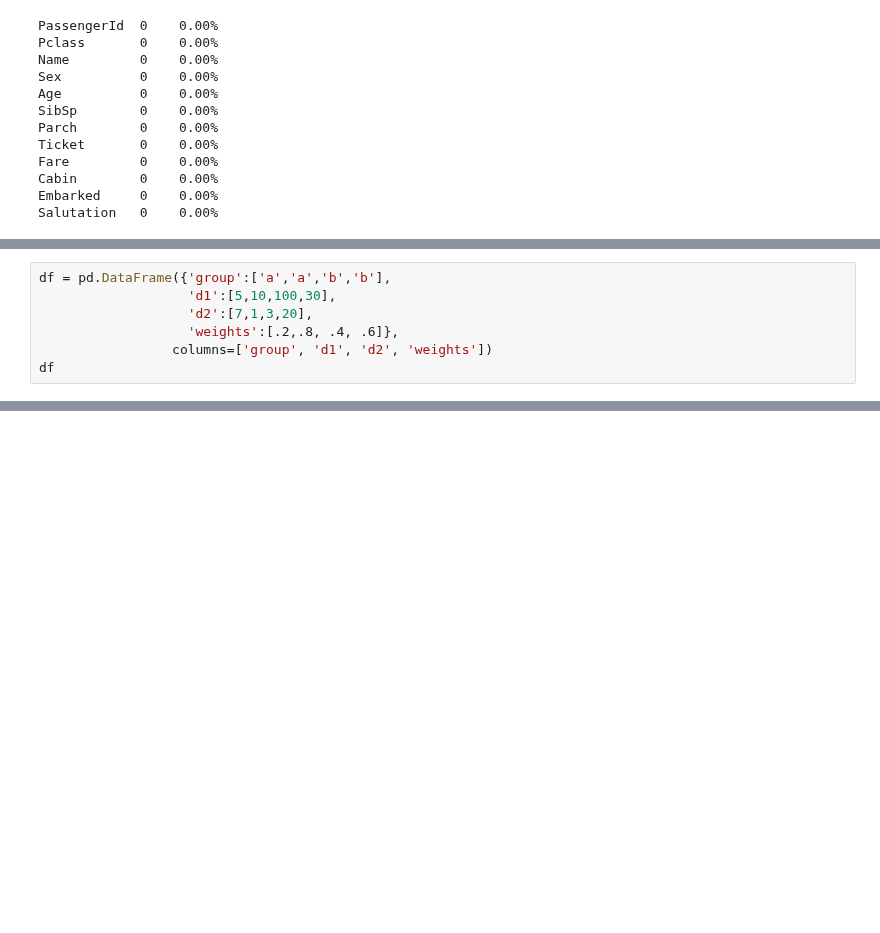
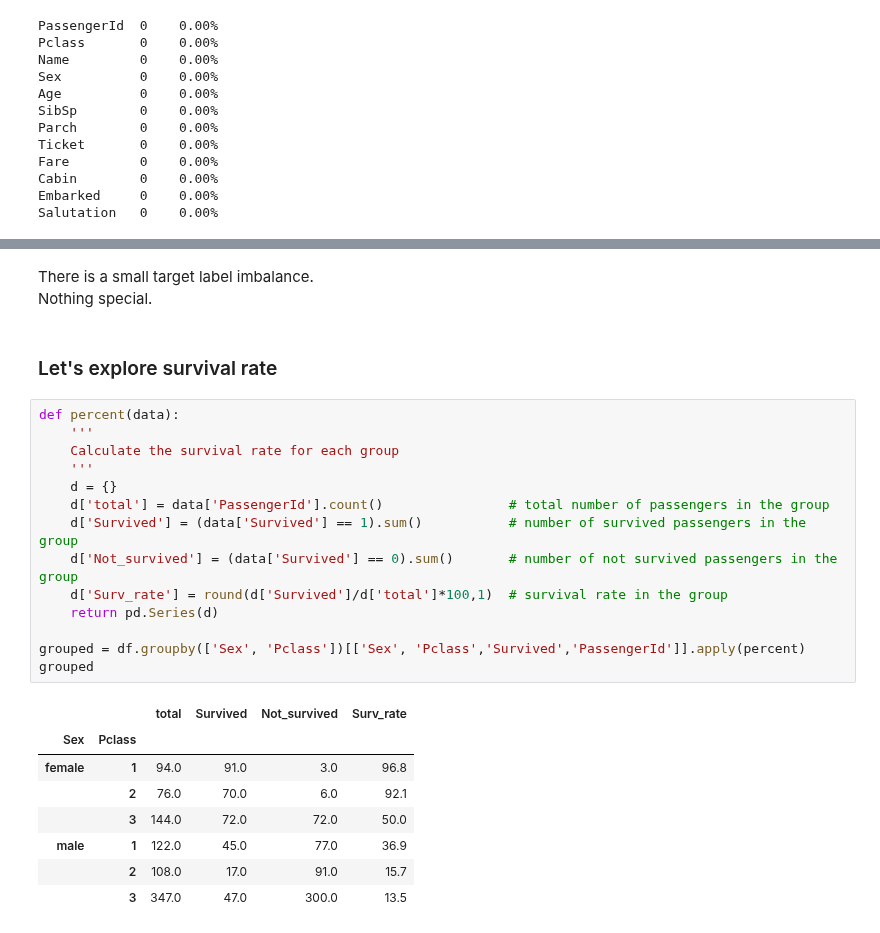
Before and after one commit to IgorBeHolder/Netology, a Jupyter notebook: Titanic.ipynb, the cells around one changed output, grey strips where cells are left out. Drawn from its saved outputs; the diff is of its cells as text; blank space fills up the shorter version.

```diff
--- a/Titanic.ipynb
+++ b/Titanic.ipynb
@@ -588,7 +551,0 @@ df.groupby(['Sex', 'Pclass'])[['Sex', 'Pclass','Survived','PassengerId']].apply(
-# %%
-df = pd.DataFrame({'group':['a','a','b','b'],
-                   'd1':[5,10,100,30],
-                   'd2':[7,1,3,20],
-                   'weights':[.2,.8, .4, .6]},
-                 columns=['group', 'd1', 'd2', 'weights'])
-df
@@ -699,0 +562,28 @@ That are some interesting facts we have observed with Titanic dataset.
+# %% [markdown]
+There is a small target label imbalance.
+Nothing special.
+# %% [markdown]
+### Let's explore survival rate
+# %%
+def percent(data):
+    '''
+    Calculate the survival rate for each group
+    '''
+    d = {}
+    d['total'] = data['PassengerId'].count()                # total number of passengers in the group
+    d['Survived'] = (data['Survived'] == 1).sum()           # number of survived passengers in the group
+    d['Not_survived'] = (data['Survived'] == 0).sum()       # number of not survived passengers in the group
+    d['Surv_rate'] = round(d['Survived']/d['total']*100,1)  # survival rate in the group
+    return pd.Series(d)
+
+grouped = df.groupby(['Sex', 'Pclass'])[['Sex', 'Pclass','Survived','PassengerId']].apply(percent)
+grouped
+# %% [output]
+|  |  | total | Survived | Not_survived | Surv_rate |
+| Sex | Pclass |  |  |  |  |
+| female | 1 | 94.0 | 91.0 | 3.0 | 96.8 |
+|  | 2 | 76.0 | 70.0 | 6.0 | 92.1 |
+|  | 3 | 144.0 | 72.0 | 72.0 | 50.0 |
+| male | 1 | 122.0 | 45.0 | 77.0 | 36.9 |
+|  | 2 | 108.0 | 17.0 | 91.0 | 15.7 |
+|  | 3 | 347.0 | 47.0 | 300.0 | 13.5 |
```
Also changed, not shown: parts of 89 cells of this notebook, 1 other file.
